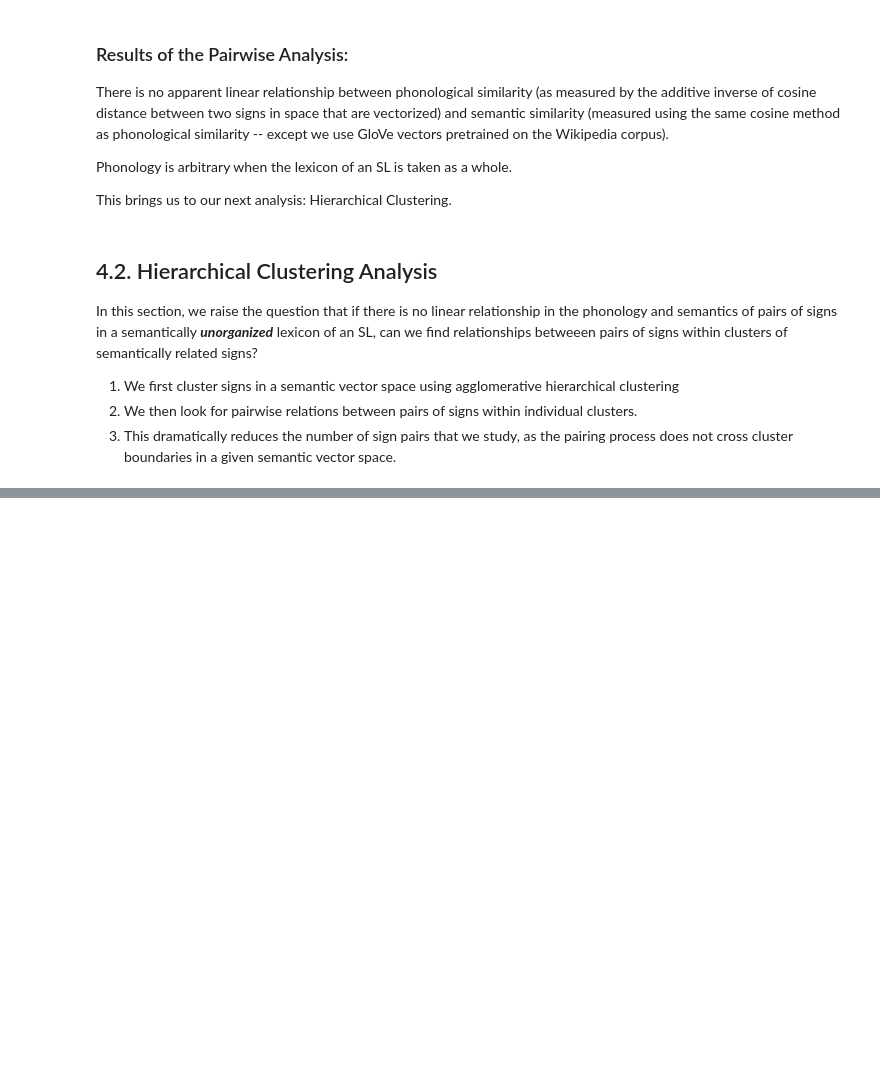
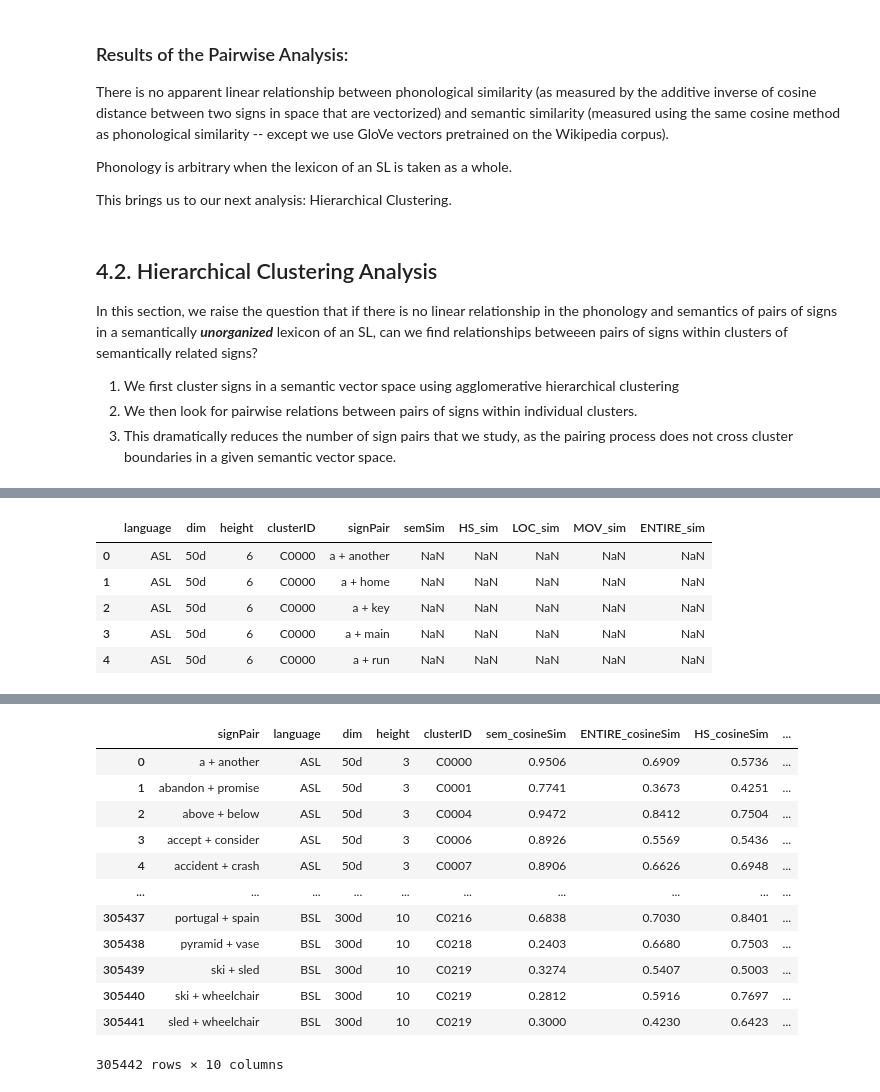
Before and after one commit to EmreHakguder/SL_VSMs, a Jupyter notebook: main.ipynb, the cells around one changed output, grey strips where cells are left out. Saved outputs shown, nothing was run; the diff lists cells and outputs as text; code cells hidden in the pictures; blank space fills up the shorter version.

```diff
--- a/main.ipynb
+++ b/main.ipynb
@@ -109,6 +82,6 @@ phonPaths_clean = [phonRoot_clean+p for p in os.listdir(phonRoot_clean) if not p
 #Uncomment below if you want to run - Takes about a couple minutes
 for p in phonPaths_clean:
     print(p)
-    vectorize_phonology(p)
+#     vectorize_phonology(p)
 
 print("\n\nCell executed.")
@@ -140,7 +95,7 @@ phonPaths_vectorized = [phonRoot_vectorized+p for p in os.listdir(phonRoot_vecto
 #Uncomment below if you want to run - Takes about over hour
 for p in phonPaths_vectorized:
     print(p)
-    find_phonology_cosine_similarity_perPhonType(p)
+#     find_phonology_cosine_similarity_perPhonType(p)
 
 
 print("\n\nCell executed.")
@@ -172,6 +108,6 @@ semPaths = [semPath_root+p for p in os.listdir(semPath_root) if not p.startswith
 #Uncomment below if you want to run - Takes over an hour
 for p in semPaths:
     print(p)
-    find_semantics_cosine_similarity_pairwise(p)
+#     find_semantics_cosine_similarity_pairwise(p)
 
 print("\n\nCell executed.")
@@ -601,0 +342,3 @@ results/clustering/signPairs_byCluster/BSL/300d/BSL_300d_heightheight_007_signPa
+# %%
+#Merging all cluster information into one dataframe and outputting to outPath
+outPath = "results/clustering/allClusters.csv"
@@ -601,0 +350,49 @@ results/clustering/signPairs_byCluster/BSL/300d/BSL_300d_heightheight_007_signPa
+# %%
+allClusters = pd.read_csv(outPath)
+allClusters.head()
+print(len(allClusters))
+
+languages = ["ASL",
+             "BSL"
+            ]
+dims = ["50d",
+        "100d", "200d", "300d"
+       ]
+
+phonTypes = ["ENTIRE", "HS", "MOV", "LOC"]
+
+lowerBound = 3
+upperBound = 11
+heights = [i for i in range(lowerBound, upperBound)]
+
+
+phon_masterPath = "data/output/vectorizedPhonDFs_Stitched_DFs/"
+sem_masterPath = "data/output/SemSim_StitchedDFs/"
+
+finalDF = pd.DataFrame()
+for (language, dim, heit) in product(languages, dims, heights):
+    semDF = pd.read_csv(sem_masterPath+language+"_"+dim+".csv.gz")
+    semDF["signPair"] = semDF["s1"] + " + " + semDF["s2"]
+
+    df = allClusters[(allClusters.language == language) & (allClusters.dim == dim) & (allClusters.height==heit)].set_index("signPair")
+    df = df.merge(semDF, on='signPair')
+    df = df.drop(["s1", "s2", "semSim"], axis=1)
+
+    for phonType in phonTypes:
+        print(language, dim, heit, phonType)
+        phonDF = pd.read_csv(phon_masterPath+language+"_"+phonType+".csv.gz")
+        phonDF["signPair"] = phonDF["s1"] + " + " + phonDF["s2"]
+
+        df = df.merge(phonDF, on='signPair')
+        df = df.drop(["s1", "s2", phonType+"_sim"], axis=1)
+
+    finalDF = finalDF.append(df, ignore_index=True)
+
+finalDF.to_csv("results/clustering/allClusters_withValues.csv.gz", compression = "gzip", index=False)
+# %% [output]
+|  | language | dim | height | clusterID | signPair | semSim | HS_sim | LOC_sim | MOV_sim | ENTIRE_sim |
+| 0 | ASL | 50d | 6 | C0000 | a + another | NaN | NaN | NaN | NaN | NaN |
+| 1 | ASL | 50d | 6 | C0000 | a + home | NaN | NaN | NaN | NaN | NaN |
+| 2 | ASL | 50d | 6 | C0000 | a + key | NaN | NaN | NaN | NaN | NaN |
+| 3 | ASL | 50d | 6 | C0000 | a + main | NaN | NaN | NaN | NaN | NaN |
+| 4 | ASL | 50d | 6 | C0000 | a + run | NaN | NaN | NaN | NaN | NaN |
@@ -601,0 +416,13 @@ results/clustering/signPairs_byCluster/BSL/300d/BSL_300d_heightheight_007_signPa
+|  | signPair | language | dim | height | clusterID | sem_cosineSim | ENTIRE_cosineSim | HS_cosineSim | ... |
+| 0 | a + another | ASL | 50d | 3 | C0000 | 0.9506 | 0.6909 | 0.5736 | ... |
+| 1 | abandon + promise | ASL | 50d | 3 | C0001 | 0.7741 | 0.3673 | 0.4251 | ... |
+| 2 | above + below | ASL | 50d | 3 | C0004 | 0.9472 | 0.8412 | 0.7504 | ... |
+| 3 | accept + consider | ASL | 50d | 3 | C0006 | 0.8926 | 0.5569 | 0.5436 | ... |
+| 4 | accident + crash | ASL | 50d | 3 | C0007 | 0.8906 | 0.6626 | 0.6948 | ... |
+| ... | ... | ... | ... | ... | ... | ... | ... | ... | ... |
+| 305437 | portugal + spain | BSL | 300d | 10 | C0216 | 0.6838 | 0.7030 | 0.8401 | ... |
+| 305438 | pyramid + vase | BSL | 300d | 10 | C0218 | 0.2403 | 0.6680 | 0.7503 | ... |
+| 305439 | ski + sled | BSL | 300d | 10 | C0219 | 0.3274 | 0.5407 | 0.5003 | ... |
+| 305440 | ski + wheelchair | BSL | 300d | 10 | C0219 | 0.2812 | 0.5916 | 0.7697 | ... |
+| 305441 | sled + wheelchair | BSL | 300d | 10 | C0219 | 0.3000 | 0.4230 | 0.6423 | ... |
+305442 rows × 10 columns
```
Also changed, not shown: parts of 23 cells of this notebook, 3 other files.
